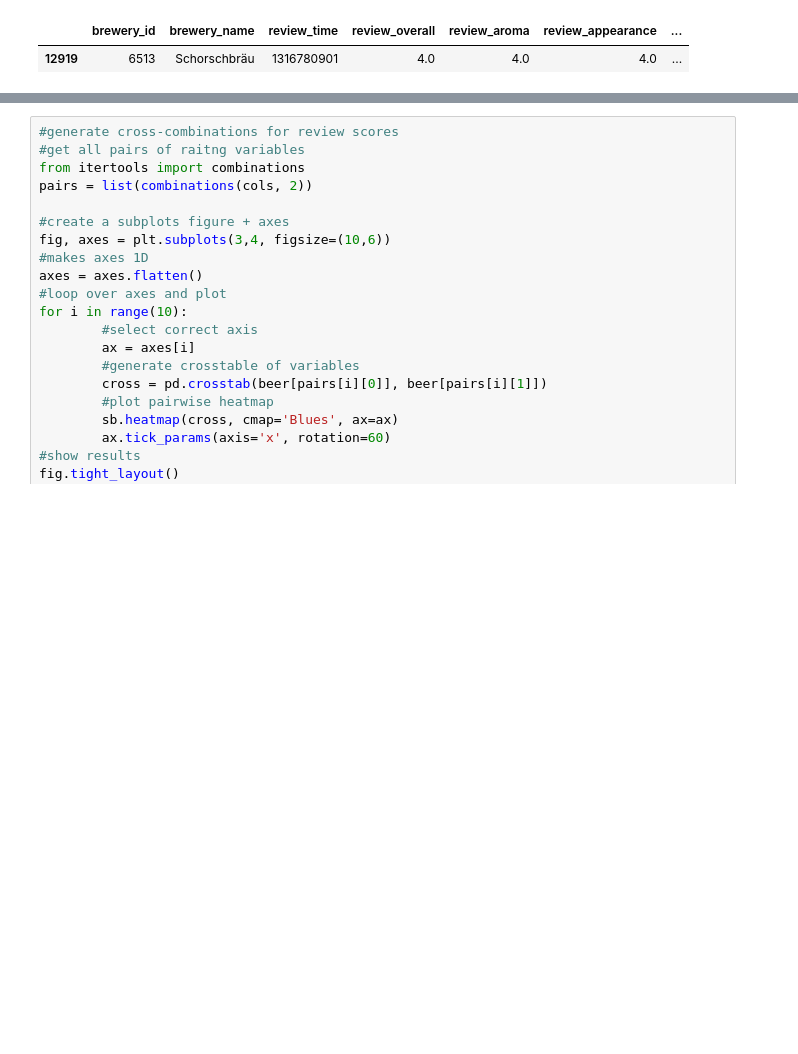
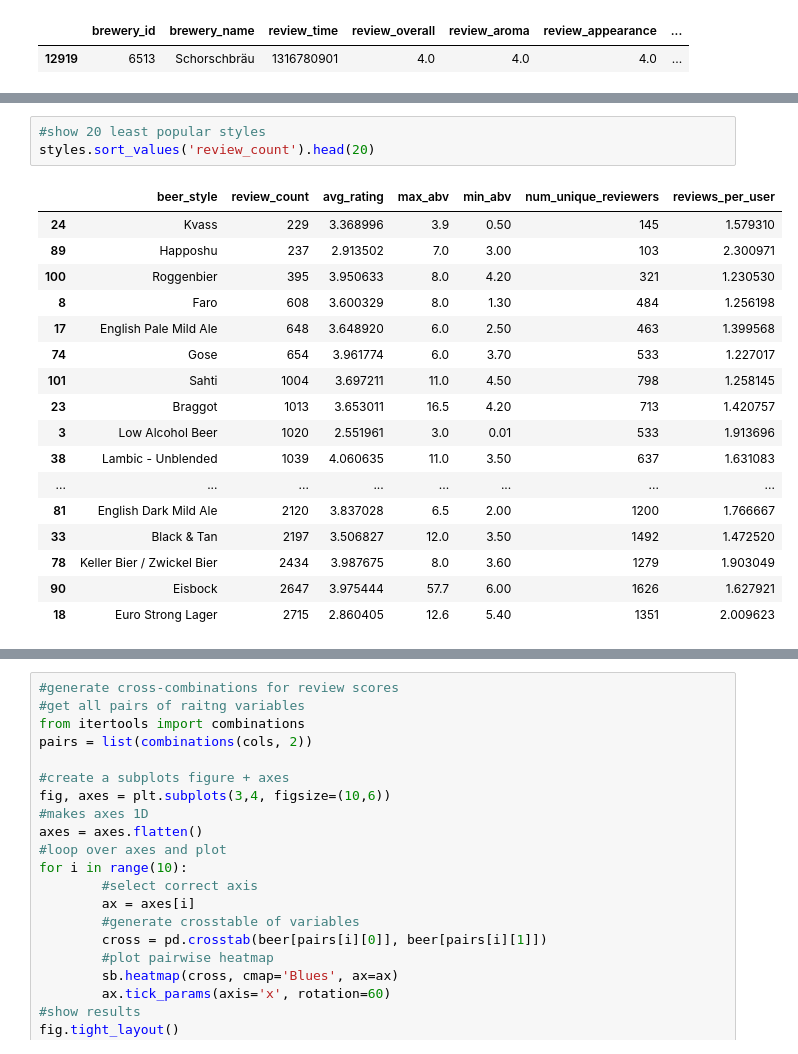
Before and after one commit to LucasLyons/Beer-Project, a Jupyter notebook: Beer Review Data Analysis.ipynb, the cells around one changed output, grey strips where cells are left out. Cells and saved outputs as stored; diff of their text form; blank space fills up the shorter version.

```diff
--- a/Beer Review Data Analysis.ipynb
+++ b/Beer Review Data Analysis.ipynb
@@ -152,0 +192,21 @@ At this point, we're ready to start looking into the relationships between the v
+# %%
+#show 20 least popular styles
+styles.sort_values('review_count').head(20)
+# %% [output]
+|  | beer_style | review_count | avg_rating | max_abv | min_abv | num_unique_reviewers | reviews_per_user |
+| 24 | Kvass | 229 | 3.368996 | 3.9 | 0.50 | 145 | 1.579310 |
+| 89 | Happoshu | 237 | 2.913502 | 7.0 | 3.00 | 103 | 2.300971 |
+| 100 | Roggenbier | 395 | 3.950633 | 8.0 | 4.20 | 321 | 1.230530 |
+| 8 | Faro | 608 | 3.600329 | 8.0 | 1.30 | 484 | 1.256198 |
+| 17 | English Pale Mild Ale | 648 | 3.648920 | 6.0 | 2.50 | 463 | 1.399568 |
+| 74 | Gose | 654 | 3.961774 | 6.0 | 3.70 | 533 | 1.227017 |
+| 101 | Sahti | 1004 | 3.697211 | 11.0 | 4.50 | 798 | 1.258145 |
+| 23 | Braggot | 1013 | 3.653011 | 16.5 | 4.20 | 713 | 1.420757 |
+| 3 | Low Alcohol Beer | 1020 | 2.551961 | 3.0 | 0.01 | 533 | 1.913696 |
+| 38 | Lambic - Unblended | 1039 | 4.060635 | 11.0 | 3.50 | 637 | 1.631083 |
+| ... | ... | ... | ... | ... | ... | ... | ... |
+| 81 | English Dark Mild Ale | 2120 | 3.837028 | 6.5 | 2.00 | 1200 | 1.766667 |
+| 33 | Black & Tan | 2197 | 3.506827 | 12.0 | 3.50 | 1492 | 1.472520 |
+| 78 | Keller Bier / Zwickel Bier | 2434 | 3.987675 | 8.0 | 3.60 | 1279 | 1.903049 |
+| 90 | Eisbock | 2647 | 3.975444 | 57.7 | 6.00 | 1626 | 1.627921 |
+| 18 | Euro Strong Lager | 2715 | 2.860405 | 12.6 | 5.40 | 1351 | 2.009623 |
```
Also changed, not shown: parts of 17 cells of this notebook.
